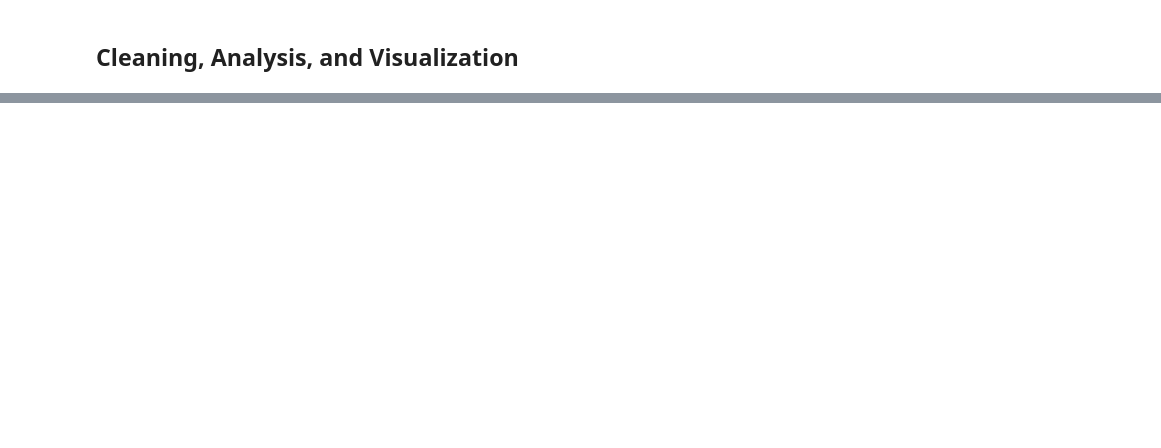
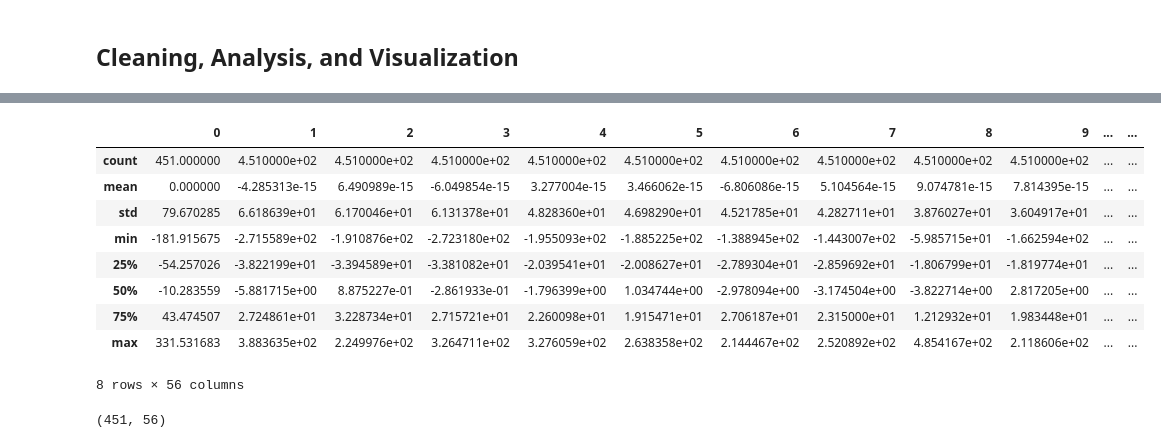
Before and after one commit to KaranamLokesh/100_days_of_ml_code, a Jupyter notebook: arrhythmia_analysis.ipynb, the cells around one changed output, grey strips where cells are left out. Saved outputs shown, nothing was run; the diff lists cells and outputs as text; code cells hidden in the pictures; blank space fills up the shorter version.

```diff
--- a/arrhythmia_analysis.ipynb
+++ b/arrhythmia_analysis.ipynb
@@ -257,0 +346,29 @@ It's possible to do regression, or classification, to fit a model to other varia
+# %%
+from sklearn.decomposition import PCA
+
+REDUCT_FACTOR = 0.2 #factor by which to reduce the number of variabls, in this case 20%
+                    #of the variables will be kept
+
+reduction = int(round(len(data.columns) * REDUCT_FACTOR, ndigits=0))
+
+pca = PCA(n_components=reduction)
+
+data_redox = pca.fit_transform(data) #returns a numpy array
+data_redox = pd.DataFrame(data_redox) #convert back to DataFrame
+# %%
+data_redox.describe()
+# %% [output]
+|  | 0 | 1 | 2 | 3 | 4 | 5 | 6 | 7 | 8 | 9 | ... | ... |
+| count | 451.000000 | 4.510000e+02 | 4.510000e+02 | 4.510000e+02 | 4.510000e+02 | 4.510000e+02 | 4.510000e+02 | 4.510000e+02 | 4.510000e+02 | 4.510000e+02 | ... | ... |
+| mean | 0.000000 | -4.285313e-15 | 6.490989e-15 | -6.049854e-15 | 3.277004e-15 | 3.466062e-15 | -6.806086e-15 | 5.104564e-15 | 9.074781e-15 | 7.814395e-15 | ... | ... |
+| std | 79.670285 | 6.618639e+01 | 6.170046e+01 | 6.131378e+01 | 4.828360e+01 | 4.698290e+01 | 4.521785e+01 | 4.282711e+01 | 3.876027e+01 | 3.604917e+01 | ... | ... |
+| min | -181.915675 | -2.715589e+02 | -1.910876e+02 | -2.723180e+02 | -1.955093e+02 | -1.885225e+02 | -1.388945e+02 | -1.443007e+02 | -5.985715e+01 | -1.662594e+02 | ... | ... |
+| 25% | -54.257026 | -3.822199e+01 | -3.394589e+01 | -3.381082e+01 | -2.039541e+01 | -2.008627e+01 | -2.789304e+01 | -2.859692e+01 | -1.806799e+01 | -1.819774e+01 | ... | ... |
+| 50% | -10.283559 | -5.881715e+00 | 8.875227e-01 | -2.861933e-01 | -1.796399e+00 | 1.034744e+00 | -2.978094e+00 | -3.174504e+00 | -3.822714e+00 | 2.817205e+00 | ... | ... |
+| 75% | 43.474507 | 2.724861e+01 | 3.228734e+01 | 2.715721e+01 | 2.260098e+01 | 1.915471e+01 | 2.706187e+01 | 2.315000e+01 | 1.212932e+01 | 1.983448e+01 | ... | ... |
+| max | 331.531683 | 3.883635e+02 | 2.249976e+02 | 3.264711e+02 | 3.276059e+02 | 2.638358e+02 | 2.144467e+02 | 2.520892e+02 | 4.854167e+02 | 2.118606e+02 | ... | ... |
+8 rows × 56 columns
+# %%
+data_redox.shape
+# %% [output]
+(451, 56)
```
Also changed, not shown: parts of 15 cells of this notebook.
